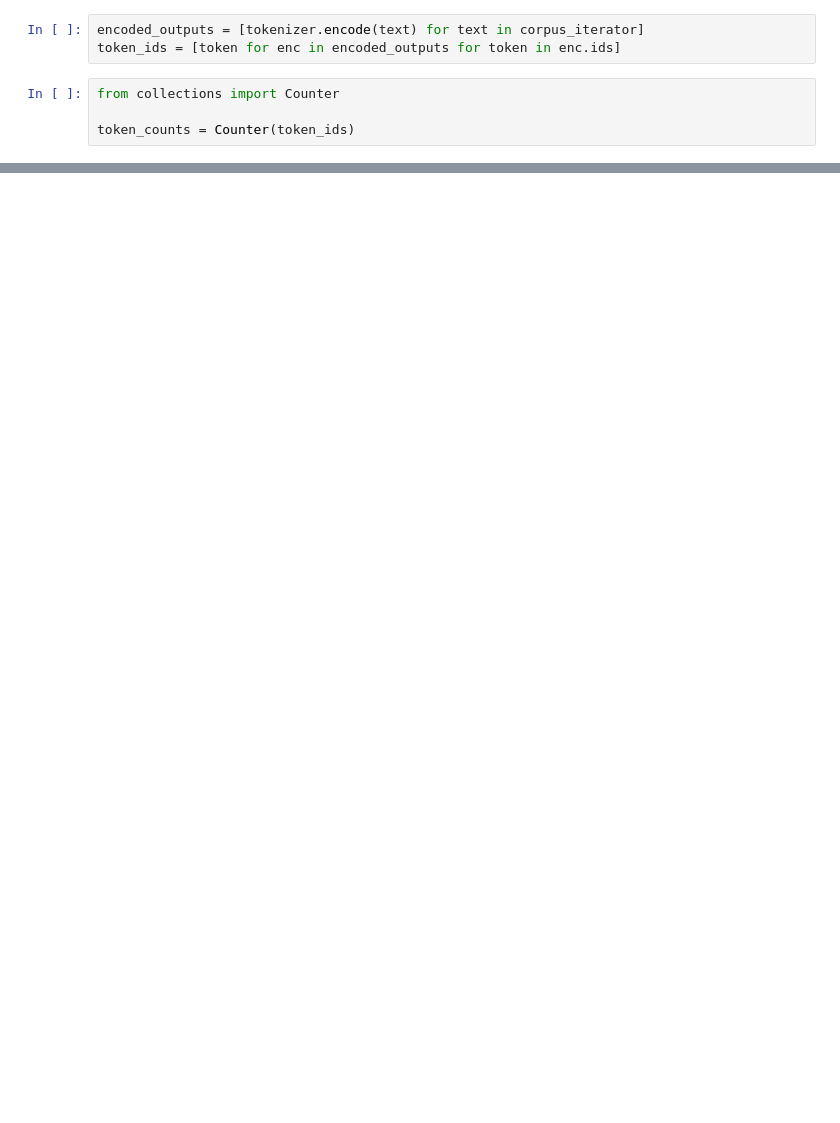
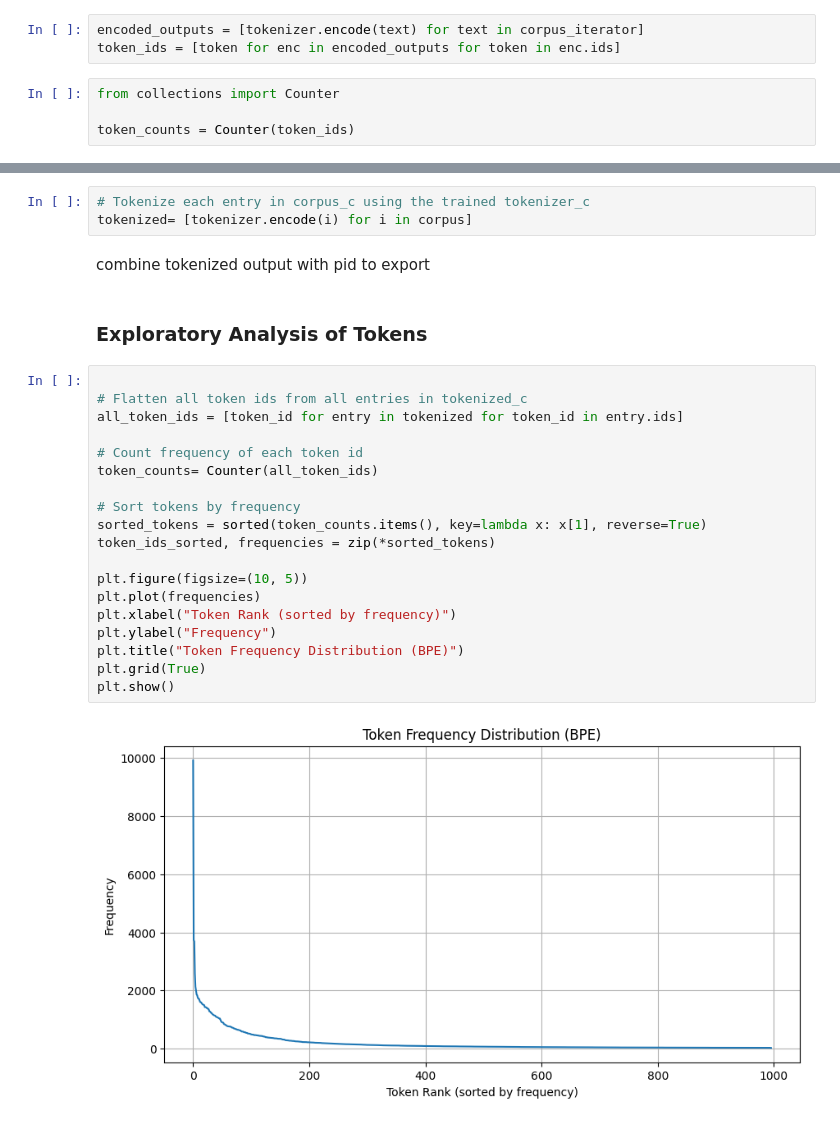
Before and after one commit to kyradelray/Wearables_Tokenizer, a Jupyter notebook: Tokenizer.ipynb, the cells around one changed output, grey strips where cells are left out. Cells and saved outputs as stored; diff of their text form; blank space fills up the shorter version.

```diff
--- a/Tokenizer.ipynb
+++ b/Tokenizer.ipynb
@@ -748,0 +793,28 @@ plt.show()
+# %%
+# Tokenize each entry in corpus_c using the trained tokenizer_c
+tokenized= [tokenizer.encode(i) for i in corpus]
+# %% [markdown]
+combine tokenized output with pid to export
+# %% [markdown]
+<h3>Exploratory Analysis of Tokens
+# %%
+
+# Flatten all token ids from all entries in tokenized_c
+all_token_ids = [token_id for entry in tokenized for token_id in entry.ids]
+
+# Count frequency of each token id
+token_counts= Counter(all_token_ids)
+
+# Sort tokens by frequency
+sorted_tokens = sorted(token_counts.items(), key=lambda x: x[1], reverse=True)
+token_ids_sorted, frequencies = zip(*sorted_tokens)
+
+plt.figure(figsize=(10, 5))
+plt.plot(frequencies)
+plt.xlabel("Token Rank (sorted by frequency)")
+plt.ylabel("Frequency")
+plt.title("Token Frequency Distribution (BPE)")
+plt.grid(True)
+plt.show()
+# %% [output]
+[figure, added]
```
Also changed, not shown: parts of 22 cells of this notebook, 1 other file.
